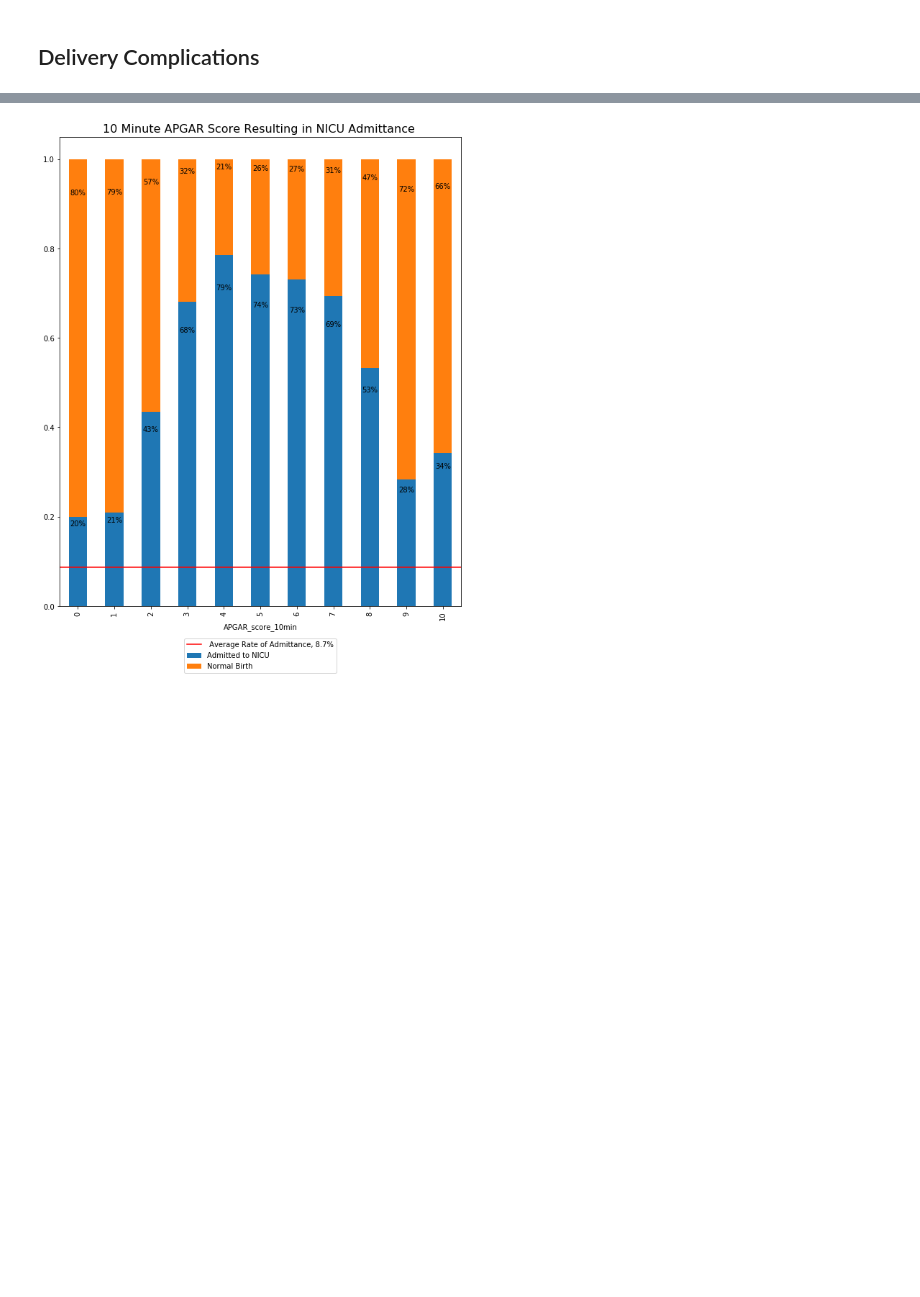
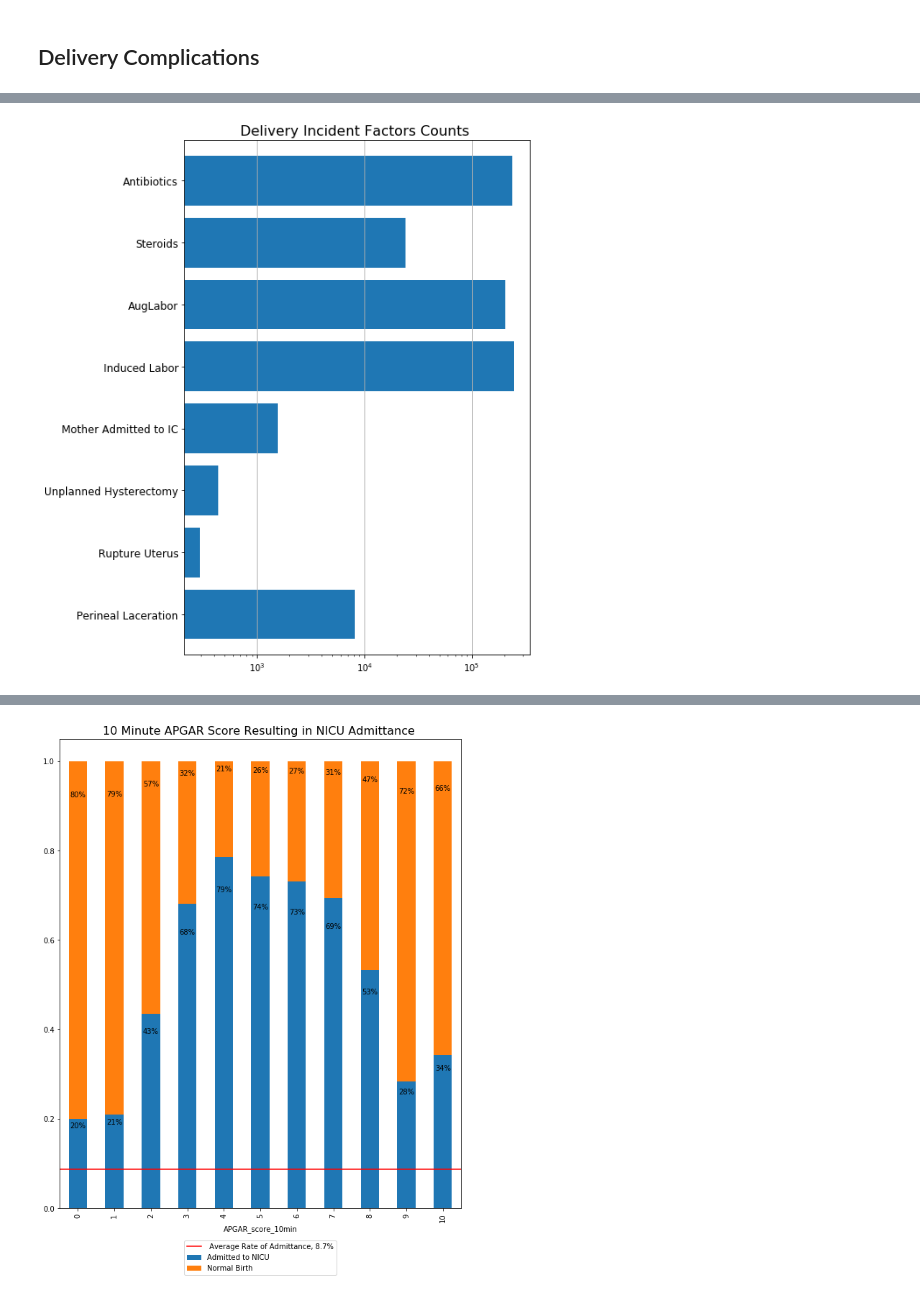
Before and after one commit to mkwasnica/CDC_capstone, a Jupyter notebook: notebooks/MK_Visualization.ipynb, the cells around one changed output, grey strips where cells are left out. Cells and saved outputs as stored; diff of their text form; code cells hidden in the pictures; blank space fills up the shorter version.

```diff
--- a/notebooks/MK_Visualization.ipynb
+++ b/notebooks/MK_Visualization.ipynb
@@ -49,7 +49,7 @@ def make_pctdf(dataframe , group = str, target = 'admit_NICU',  columns_titles =
 
 #Make a dataframe suitable for plotting a bar graph with counts of one subcategory of feature
 #For example inlcude only observations marked 'Y', exclude other values
-def make_cntdf(dataframe , group = str, filter_output = str, target = 'admit_NICU',  columns_titles = ['Y','N']):
+def make_cntdf(dataframe , group = str, filter_output = 'Y', target = 'admit_NICU',  columns_titles = ['Y','N']):
     df1 = births_nou.loc[(births[group] == filter_output)].groupby([group])[[target]].count()
     return df1
 
@@ -583,18 +605,20 @@ plt.savefig('./Saved_Visualizations/delivery_risks_barpct.png')
 # %%
-test2_plt = test2['admit_NICU'].plot(kind = 'barh', width = 0.8, stacked = True, figsize = (10,9))
+test2_plt = test2['admit_NICU'].plot(kind = 'barh',  logx = True, width = 0.8, stacked = True, figsize = (10,9))
 
 #Setting tick labels empty becasue meant to align with Percentage plot
 #must figure out how to make this a subplot of the above
 test2_plt.set_yticklabels(fullnames_list, fontsize = 12)
-test2_plt.set_title("Infant's Congenital Factors Counts ", fontsize = 16)
+test2_plt.set_title("Delivery Incident Factors Counts ", fontsize = 16)
 plt.grid(axis = 'x')
 
 #Resize plot area to fit within Figure Size
 plt.tight_layout(rect = (0,0,.8,1))
 
 
 plt.savefig('./Saved_Visualizations/delivery_risks_barcnt.pdf')
 plt.savefig('./Saved_Visualizations/delivery_risks_barcnt.png')
+# %% [output]
+[figure, added]
 # %%
 ## APGAR Score
 # %%
```
Also changed, not shown: parts of 11 cells of this notebook, 14 other files.
